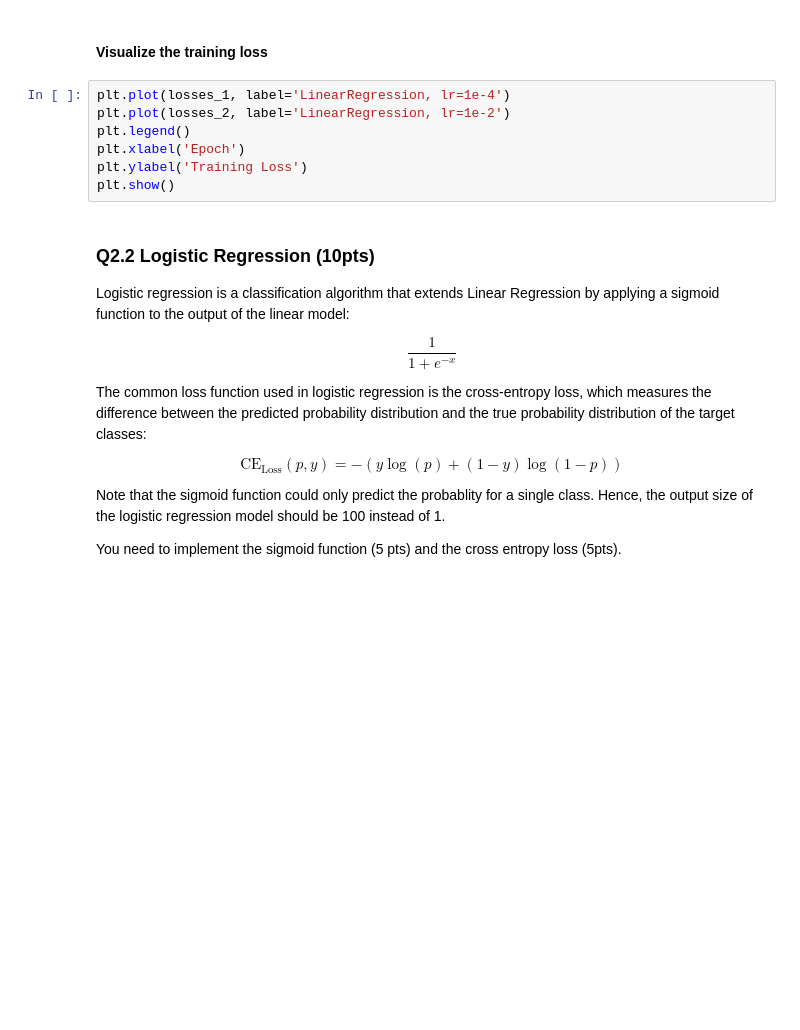
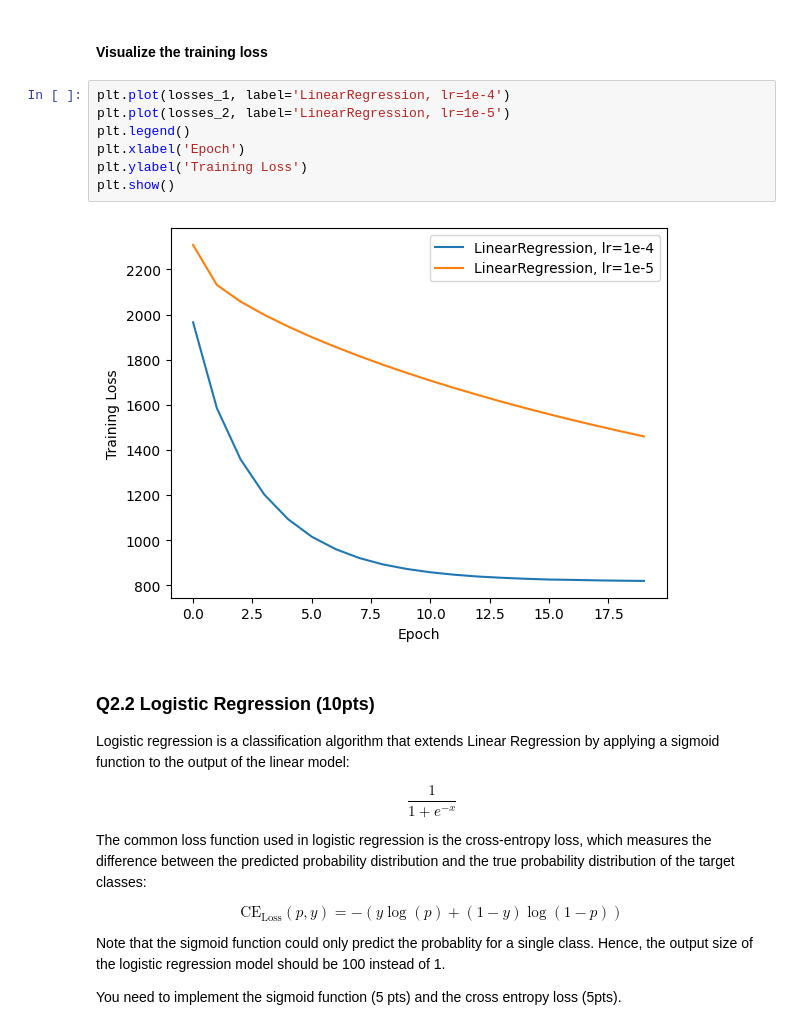
Before and after one commit to ZCX031116/CS188-Assignments-2024Winter, a Jupyter notebook: “24W_CS188_Assignment1_ipynb”的副本.ipynb, the cells around one changed output. Cells and saved outputs as stored; diff of their text form; blank space fills up the shorter version.

```diff
--- a/“24W_CS188_Assignment1_ipynb”的副本.ipynb
+++ b/“24W_CS188_Assignment1_ipynb”的副本.ipynb
@@ -725,11 +809,13 @@ plt.show()
 #### Visualize the training loss
 # %%
 plt.plot(losses_1, label='LinearRegression, lr=1e-4')
-plt.plot(losses_2, label='LinearRegression, lr=1e-2')
+plt.plot(losses_2, label='LinearRegression, lr=1e-5')
 plt.legend()
 plt.xlabel('Epoch')
 plt.ylabel('Training Loss')
 plt.show()
+# %% [output]
+[figure, added]
 # %% [markdown]
 ### Q2.2 Logistic Regression (10pts)
 
```
Also changed, not shown: parts of 25 cells of this notebook.
